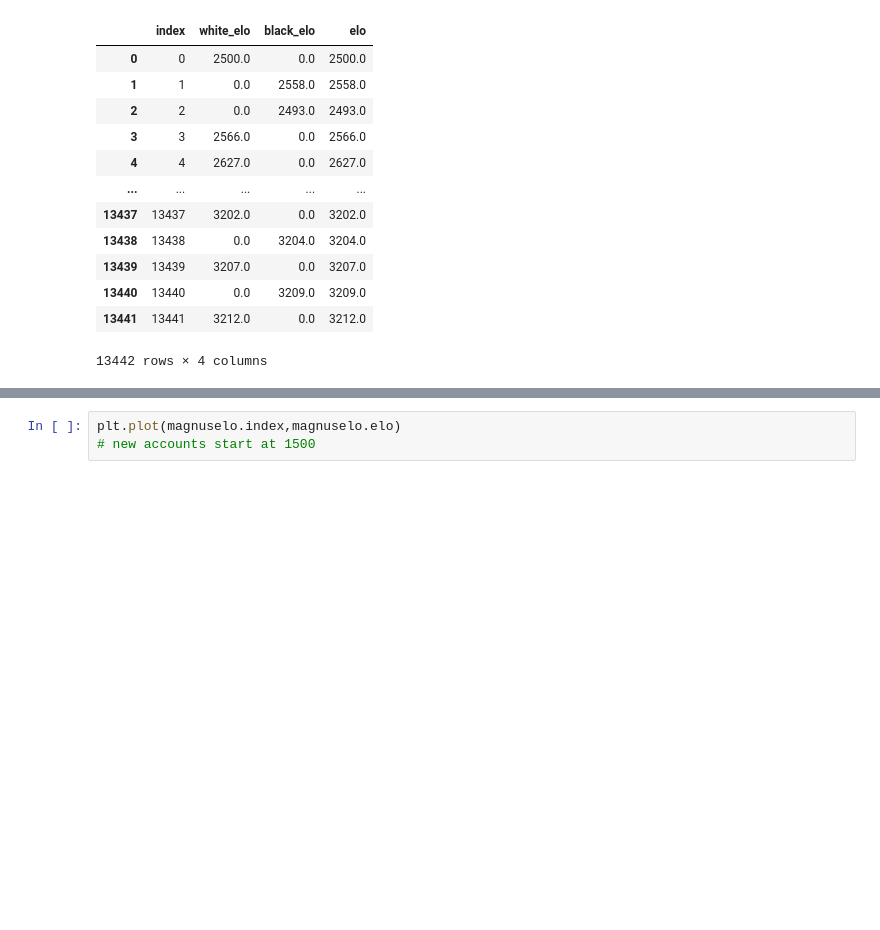
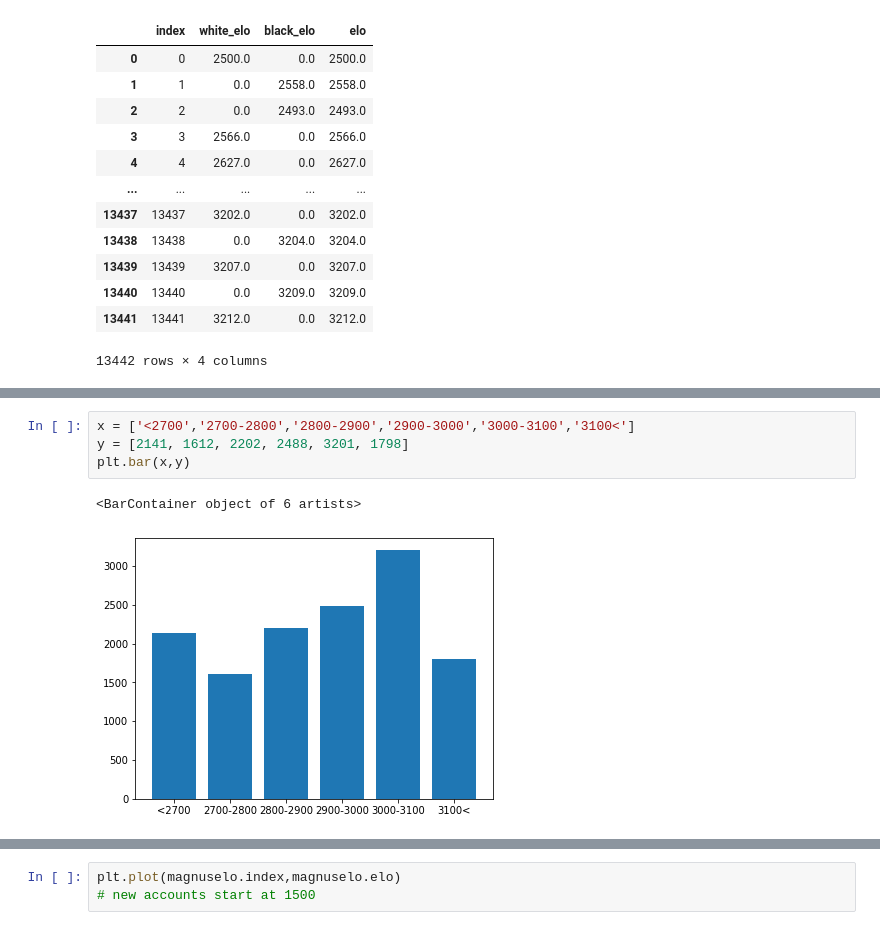
Before and after one commit to dealom/Magnus-Carlsen-Lichess-Games-Dataset-Analysis, a Jupyter notebook: Analysis.ipynb, the cells around one changed output, grey strips where cells are left out. Drawn from its saved outputs; the diff is of its cells as text; blank space fills up the shorter version.

```diff
--- a/Analysis.ipynb
+++ b/Analysis.ipynb
@@ -91,0 +152,7 @@ magnuselo
+# %%
+x = ['<2700','2700-2800','2800-2900','2900-3000','3000-3100','3100<']
+y = [2141, 1612, 2202, 2488, 3201, 1798]
+plt.bar(x,y)
+# %% [output]
+<BarContainer object of 6 artists>
+[figure, added]
```
Also changed, not shown: parts of 8 cells of this notebook.
